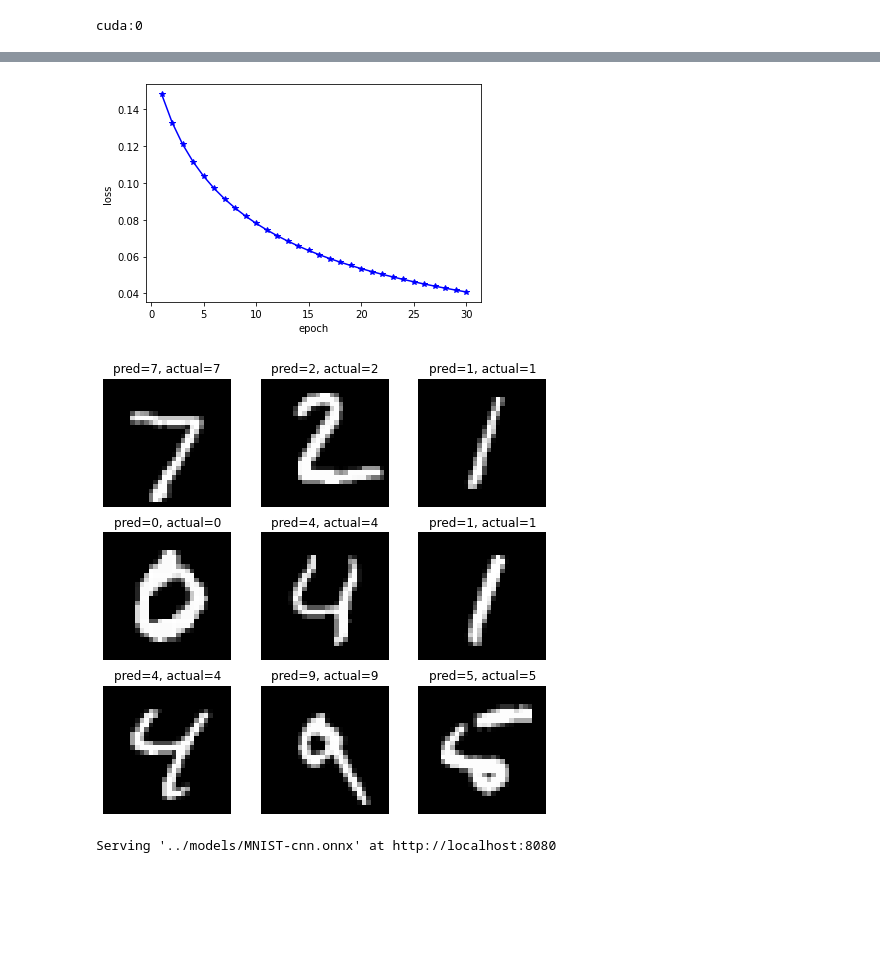
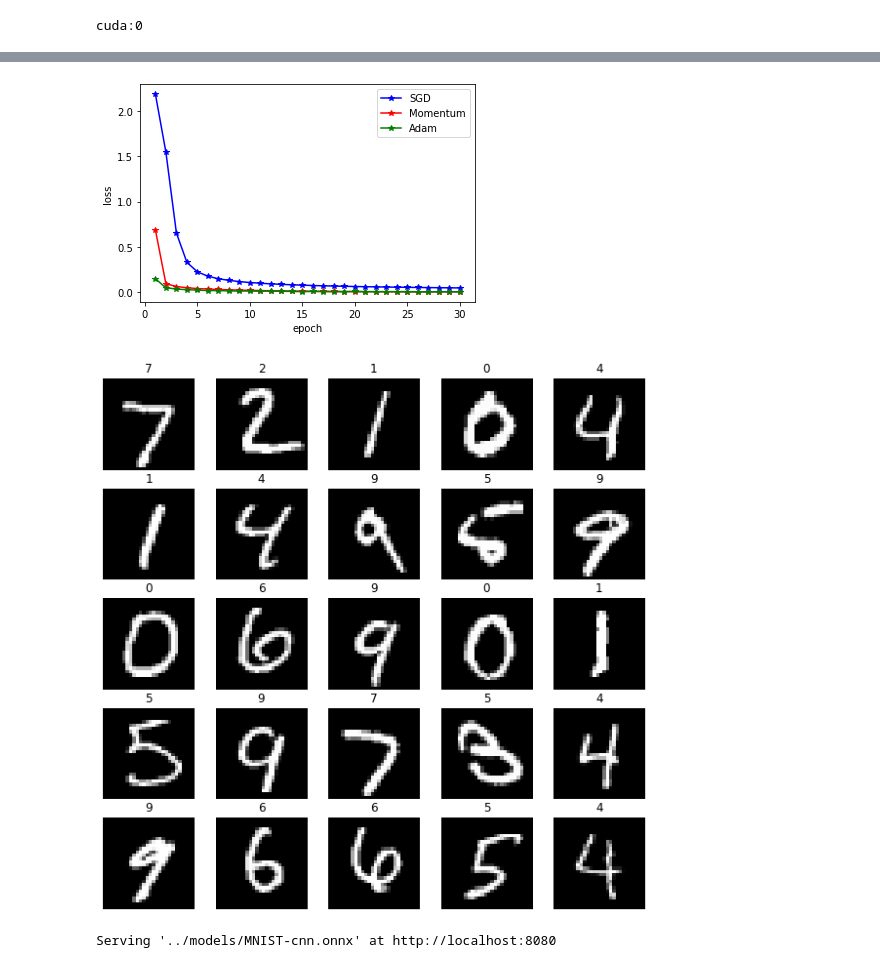
Before and after one commit to openhe-hub/math214-project, a Jupyter notebook: src/mnist-classification.ipynb, the cells around one changed output, grey strips where cells are left out. Saved outputs shown, nothing was run; the diff lists cells and outputs as text; code cells hidden in the pictures; blank space fills up the shorter version.

```diff
--- a/src/mnist-classification.ipynb
+++ b/src/mnist-classification.ipynb
@@ -176,34 +180,37 @@ accuracy=0.9866999983787537
 # %%
 def visualize_loss():
-    plt.plot(np.linspace(1,30,30),epoch_loss,'b*-')
+    plt.plot(np.linspace(1,30,30),sgd_epoch_loss,'b*-')
+    plt.plot(np.linspace(1,30,30),momentum_epoch_loss,'r*-')
+    plt.plot(np.linspace(1,30,30),adam_epoch_loss,'g*-')
+    plt.legend(['SGD','Momentum','Adam'])
     plt.xlabel('epoch')
     plt.ylabel('loss')
 
 visualize_loss()
 # %% [output]
-[figure, old version]
+[figure, new version]
 # %%
 # visualize
 def plot_test():
-    fig, axs = plt.subplots(nrows=3, ncols=3, figsize=(8, 8))
+    fig, axs = plt.subplots(nrows=5, ncols=5, figsize=(10, 10))
 
     for i, (test_x, test_y) in enumerate(test_loader):
         test_x = test_x.to(device)
         test_y = test_y.to(device)
 
         output = model(test_x)
         pred = output.data.max(1, keepdim=True)[1]
         if i == 0:
-            for j in range(9):
-                idx, idy = int(j / 3), j % 3
+            for j in range(25):
+                idx, idy = int(j / 5), j % 5
                 axs[idx][idy].imshow(test_x[j].cpu().reshape((28, 28)), cmap="gray")
                 axs[idx][idy].axis('off')
-                axs[idx][idy].set_title(f"pred={pred[j].item()}, actual={test_y[j].item()}")
+                axs[idx][idy].set_title(f"{pred[j].item()}")
         else:
             break
 plot_test()
 # %% [output]
-[figure, old version]
+[figure, new version]
 # %%
 # export
 def export():
```
Also changed, not shown: parts of 7 cells of this notebook.
